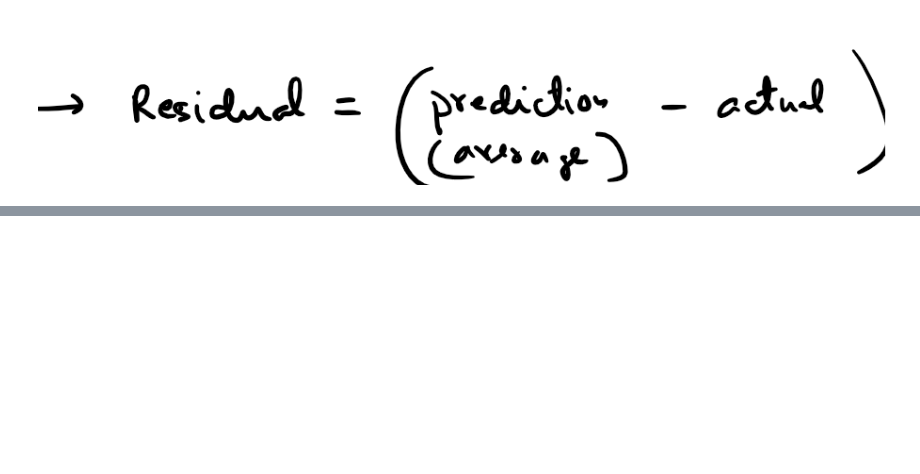
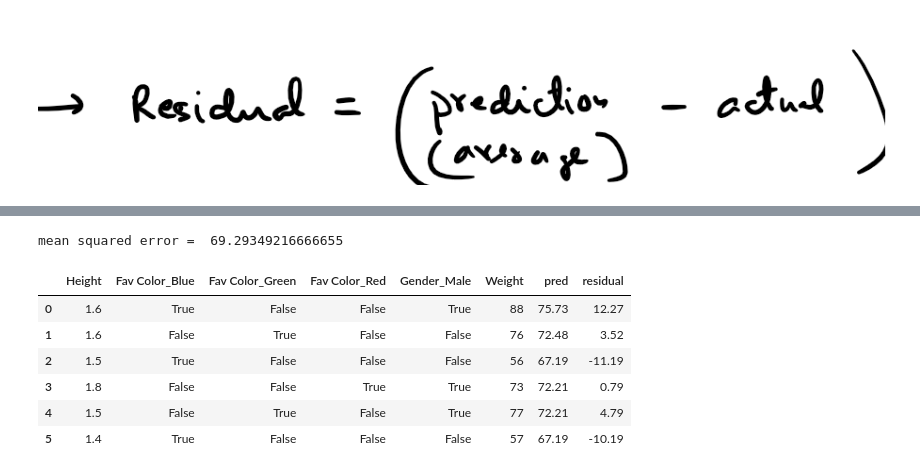
Before and after one commit to krajit/decisionTrees, a Jupyter notebook: gradientBoost.ipynb, the cells around one changed output, grey strips where cells are left out. Drawn from its saved outputs; the diff is of its cells as text; code cells hidden in the pictures; blank space fills up the shorter version.

```diff
--- a/gradientBoost.ipynb
+++ b/gradientBoost.ipynb
@@ -103,0 +133,34 @@ df
+# %%
+# one more time
+
+from sklearn import tree
+tr = DecisionTreeRegressor(max_leaf_nodes=4)
+
+x = np.array(df[['Height','Fav Color_Blue', 'Fav Color_Green', 'Fav Color_Red', 'Gender_Male']])
+y = np.array(df['residual'])
+
+tr.fit(x,y)
+
+# save the tree in the dictionary
+treeForest[3] = tr
+
+# new prediction
+df['pred_new'] = df['pred'] + 0.1*tr.predict(x)
+
+print("mean squared error = ", mean_squared_error(df['Weight'],df['pred_new']))
+
+# redo the whole thing again
+df['pred'] = df['pred_new']
+df.drop(columns = ['pred_new'],inplace=True)
+
+df['residual'] = df['Weight']-df['pred']
+df
+# %% [output]
+mean squared error =  69.29349216666655
+|  | Height | Fav Color_Blue | Fav Color_Green | Fav Color_Red | Gender_Male | Weight | pred | residual |
+| 0 | 1.6 | True | False | False | True | 88 | 75.73 | 12.27 |
+| 1 | 1.6 | False | True | False | False | 76 | 72.48 | 3.52 |
+| 2 | 1.5 | True | False | False | False | 56 | 67.19 | -11.19 |
+| 3 | 1.8 | False | False | True | True | 73 | 72.21 | 0.79 |
+| 4 | 1.5 | False | True | False | True | 77 | 72.21 | 4.79 |
+| 5 | 1.4 | True | False | False | False | 57 | 67.19 | -10.19 |
```
Also changed, not shown: parts of 27 cells of this notebook.
